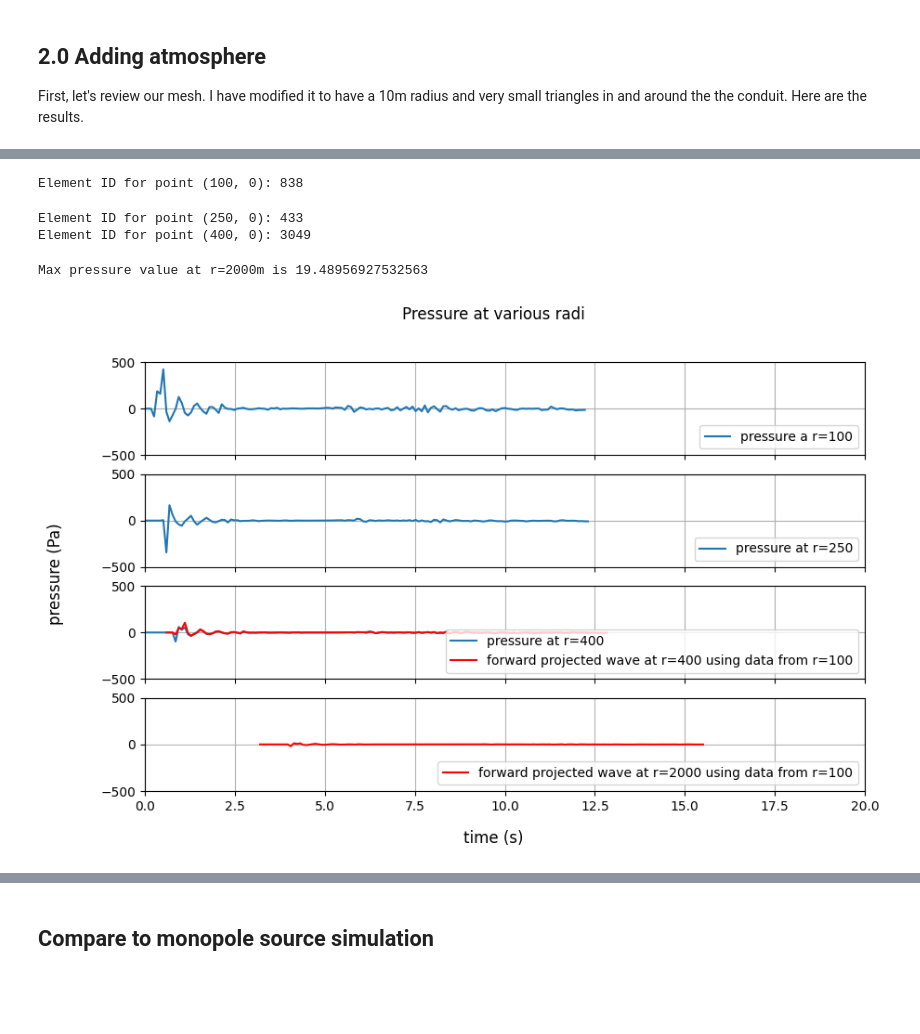
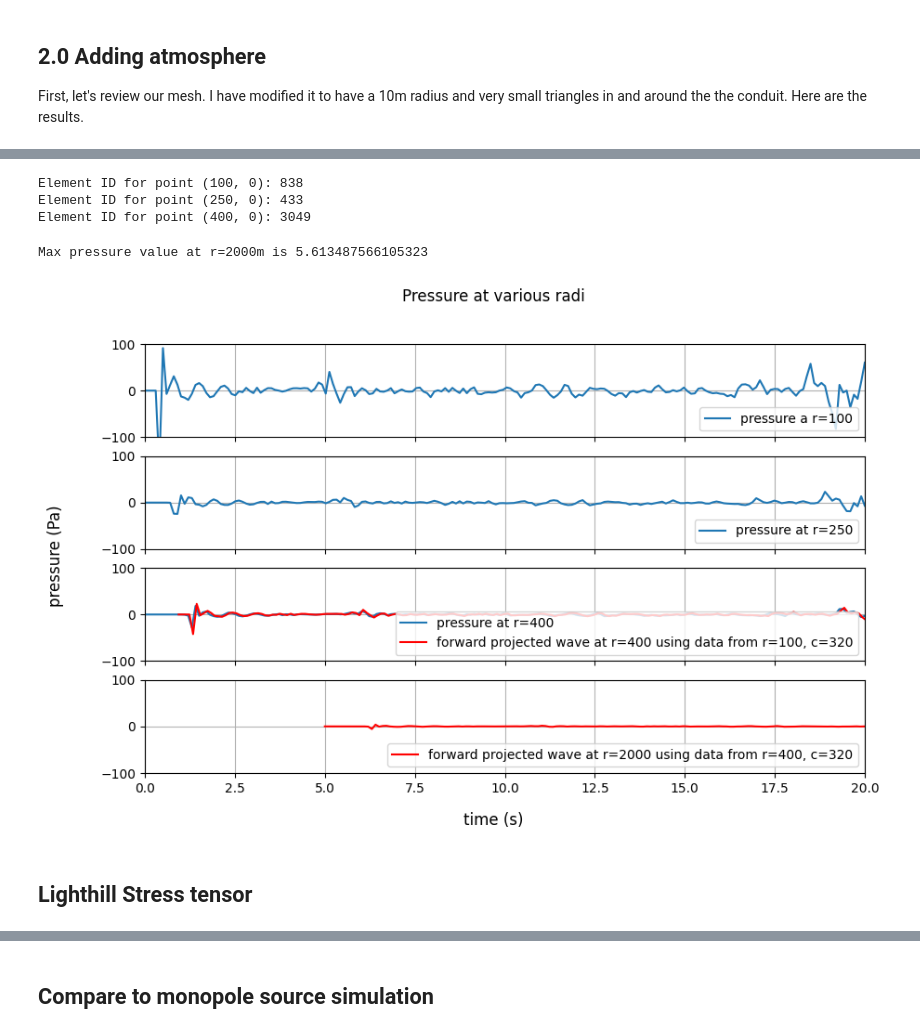
Before and after one commit to paxtonsc/volcano-sims, a Jupyter notebook: notebooks/2025.05.26.experiments.ipynb, the cells around one changed output, grey strips where cells are left out. Drawn from its saved outputs; the diff is of its cells as text; code cells hidden in the pictures; blank space fills up the shorter version.

```diff
--- a/notebooks/2025.05.26.experiments.ipynb
+++ b/notebooks/2025.05.26.experiments.ipynb
@@ -311,11 +310,11 @@ HTML(ani.to_html5_video())
 viscosity_index = 2
 atm_slip_time_series = []
 atm_times = []
-file_name = "short_plug_v13"
-iters = 47
+file_name = "short_plug_v15"
+iters = 200
 solver_func = get_local_solver_from_index_func(folder_name, file_name)
 
-for i in range(0, iters):
+for i in range(0, iters, 4):
     solver = solver_func(i)
     arhoA = solver.state_coeffs[:,:,solver.physics.get_state_index("pDensityA")]
     arhoWt = solver.state_coeffs[:,:,solver.physics.get_state_index("pDensityWt")]
@@ -367,10 +366,10 @@ import matplotlib.colors as colors
 import numpy as np
 import processing.mdtools as mdtools
 
-iterations = 140
+iterations = 400
 
 # Assume solver2D_from is available as in the original code
-solver2D_atm1 = get_local_solver_from_index_func("simple_conduit", "test_infrasound_v0_atm1")
+solver2D_atm1 = get_local_solver_from_index_func("simple_conduit", "test_infrasound_v1_atm1")
 
 # Set up figure
 fig = plt.figure(figsize=(8, 6))
@@ -402,7 +401,7 @@ def update(frame):
 ani = animation.FuncAnimation(
     fig,
     update,
-    frames=range(0, iterations, 2),  # Adjust range based on available solver indices
+    frames=range(0, iterations, 8),  # Adjust range based on available solver indices
     interval=100,  # Time between frames in milliseconds
     blit=False
 )
@@ -422,44 +422,46 @@ triangulation = tri.Triangulation(solver_2D.mesh.node_coords[...,0],
                   triangles=solver_2D.mesh.elem_to_node_IDs)
 trifinder = triangulation.get_trifinder()
 
-p_100 = infrasound.get_p_series(100, 0, solver2D_atm1, trifinder, iterations=235)
-p_250 = infrasound.get_p_series(250, 0, solver2D_atm1, trifinder, iterations=235)
-p_400 = infrasound.get_p_series(400, 0, solver2D_atm1, trifinder, iterations=235)
+p_100 = infrasound.get_p_series(100, 0, solver2D_atm1, trifinder, iterations=400, p0=1e5)
+p_250 = infrasound.get_p_series(250, 0, solver2D_atm1, trifinder, iterations=400, p0=1e5)
+p_400 = infrasound.get_p_series(400, 0, solver2D_atm1, trifinder, iterations=400, p0=1e5)
 # %% [output]
 Element ID for point (100, 0): 838
+Element ID for point (250, 0): 433
+Element ID for point (400, 0): 3049
-Element ID for point (250, 0): 433
-Element ID for point (400, 0): 3049
 # %%
 fig, axes = plt.subplots(nrows=4, ncols=1, figsize=(10, 6), sharex=True)
 t = np.linspace(0, 20, len(p_100))
-C0 = 500
+C0 = 320
 
 axes[0].plot(t, p_100, label="pressure a r=100")
 axes[1].plot(t, p_250, label="pressure at r=250")
 axes[2].plot(t, p_400, label="pressure at r=400")
 
 
 p_400_sim = np.asarray(p_100) * 100/400
-t_adjusted_400 = t + 300/C0
+t_adjusted_400 = t + 300/320
 
 p_2000_sim = np.asarray(p_400) * 400/2000
-t_adjusted_2000 = t + 1600/C0
+t_adjusted_2000 = t + 1600/320
 
 
-axes[2].plot(t_adjusted_400, p_400_sim, label="forward projected wave at r=400 using data from r=100", c='r')
-axes[3].plot(t_adjusted_2000, p_2000_sim, label="forward projected wave at r=2000 using data from r=100", c='r')
+axes[2].plot(t_adjusted_400, p_400_sim, label="forward projected wave at r=400 using data from r=100, c=320", c='r')
+axes[3].plot(t_adjusted_2000, p_2000_sim, label="forward projected wave at r=2000 using data from r=400, c=320", c='r')
 
 for i, ax in enumerate(axes):
     ax.legend(loc='lower right')
     ax.grid(True)
-    ax.set_ylim(-500, 500)
+    ax.set_ylim(-100, 100)
     ax.set_xlim(0, 20)
 
 fig.suptitle("Pressure at various radi")
 fig.supylabel("pressure (Pa)")
 fig.supxlabel("time (s)")
 
 print(f"Max pressure value at r=2000m is {max(np.abs(p_2000_sim))}")
 # %% [output]
-Max pressure value at r=2000m is 19.48956927532563
+Max pressure value at r=2000m is 5.613487566105323
-[figure, old version]
+[figure, new version]
+# %% [markdown]
+## Lighthill Stress tensor
```
Also changed, not shown: parts of 20 cells of this notebook, 12 other files.
